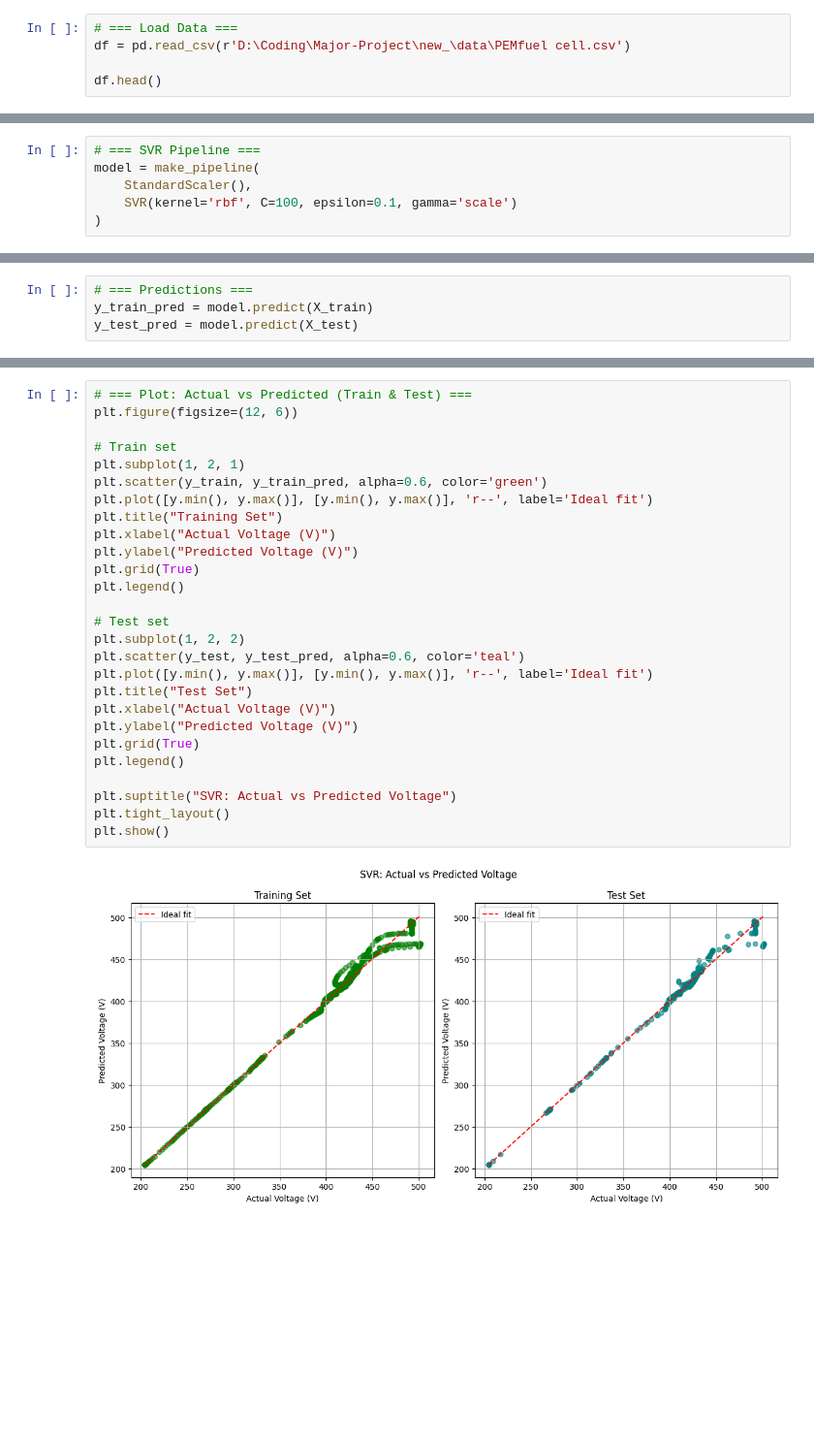
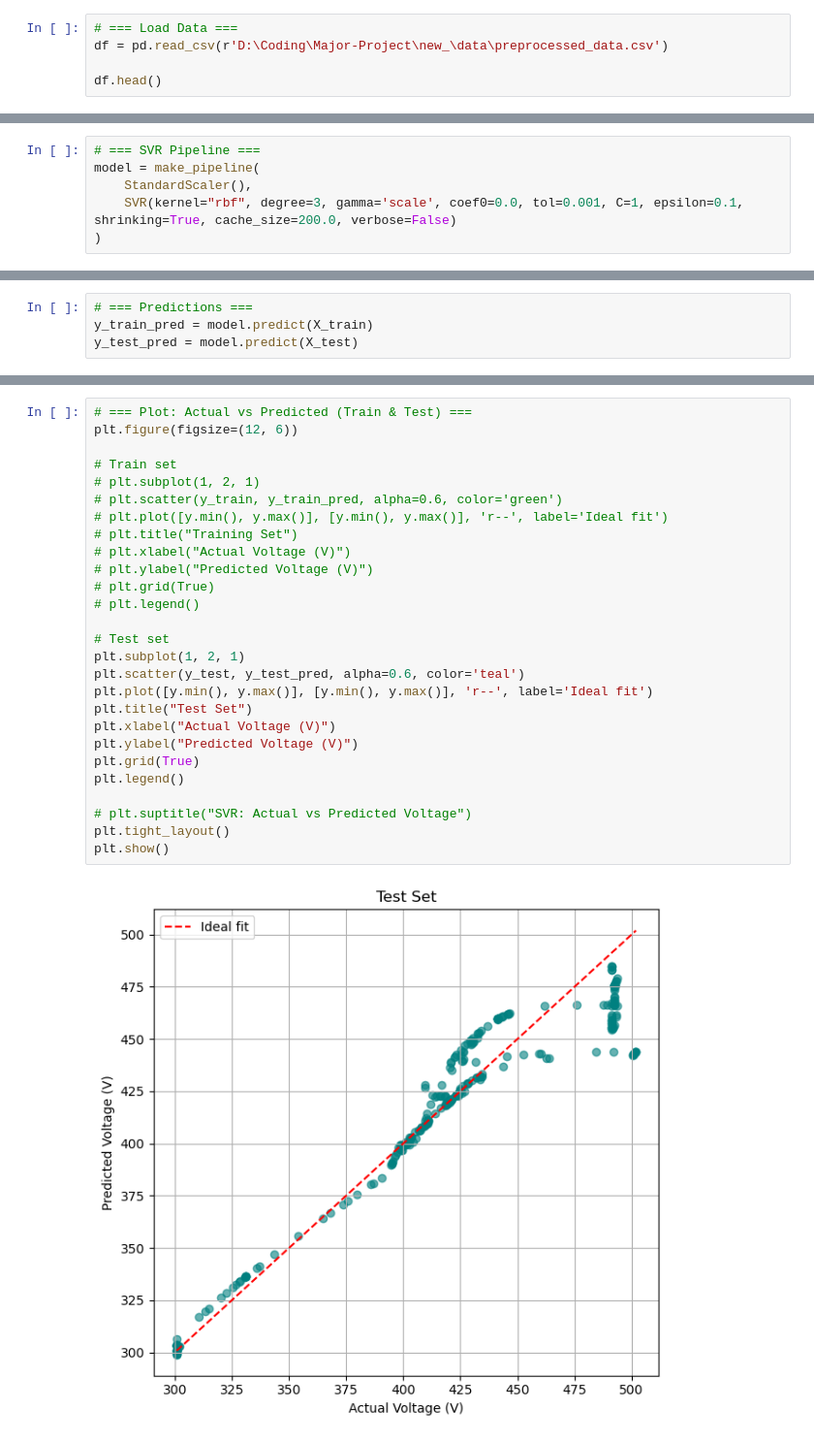
Before and after one commit to RodrigueDaniel/Major_project, a Jupyter notebook: notebooks/svrv2.ipynb, the cells around one changed output, grey strips where cells are left out. Shown: that part at 97% size. Saved outputs shown, nothing was run; the diff lists cells and outputs as text; blank space fills up the shorter version.

```diff
--- a/notebooks/svrv2.ipynb
+++ b/notebooks/svrv2.ipynb
@@ -9,7 +9,7 @@ from sklearn.metrics import r2_score, mean_absolute_error
 import matplotlib.pyplot as plt
 # %%
 # === Load Data ===
-df = pd.read_csv(r'D:\Coding\Major-Project\new_\data\PEMfuel cell.csv')
+df = pd.read_csv(r'D:\Coding\Major-Project\new_\data\preprocessed_data.csv')
 
 df.head()
 # %% [output]
@@ -29,7 +29,7 @@ X_train, X_test, y_train, y_test = train_test_split(X, y, test_size=0.2, random_
 # === SVR Pipeline ===
 model = make_pipeline(
     StandardScaler(),
-    SVR(kernel='rbf', C=100, epsilon=0.1, gamma='scale')
+    SVR(kernel="rbf", degree=3, gamma='scale', coef0=0.0, tol=0.001, C=1, epsilon=0.1, shrinking=True, cache_size=200.0, verbose=False)
 )
 # %%
 # === Train ===
@@ -54,29 +61,29 @@ Test MAE: 3.6356
 # %%
 # === Plot: Actual vs Predicted (Train & Test) ===
 plt.figure(figsize=(12, 6))
 
 # Train set
-plt.subplot(1, 2, 1)
-plt.scatter(y_train, y_train_pred, alpha=0.6, color='green')
-plt.plot([y.min(), y.max()], [y.min(), y.max()], 'r--', label='Ideal fit')
-plt.title("Training Set")
-plt.xlabel("Actual Voltage (V)")
-plt.ylabel("Predicted Voltage (V)")
-plt.grid(True)
-plt.legend()
+# plt.subplot(1, 2, 1)
+# plt.scatter(y_train, y_train_pred, alpha=0.6, color='green')
+# plt.plot([y.min(), y.max()], [y.min(), y.max()], 'r--', label='Ideal fit')
+# plt.title("Training Set")
+# plt.xlabel("Actual Voltage (V)")
+# plt.ylabel("Predicted Voltage (V)")
+# plt.grid(True)
+# plt.legend()
 
 # Test set
-plt.subplot(1, 2, 2)
+plt.subplot(1, 2, 1)
 plt.scatter(y_test, y_test_pred, alpha=0.6, color='teal')
 plt.plot([y.min(), y.max()], [y.min(), y.max()], 'r--', label='Ideal fit')
 plt.title("Test Set")
 plt.xlabel("Actual Voltage (V)")
 plt.ylabel("Predicted Voltage (V)")
 plt.grid(True)
 plt.legend()
 
-plt.suptitle("SVR: Actual vs Predicted Voltage")
+# plt.suptitle("SVR: Actual vs Predicted Voltage")
 plt.tight_layout()
 plt.show()
 # %% [output]
-[figure, old version]
+[figure, new version]
```
Also changed, not shown: parts of 4 cells of this notebook, 17 other files.
